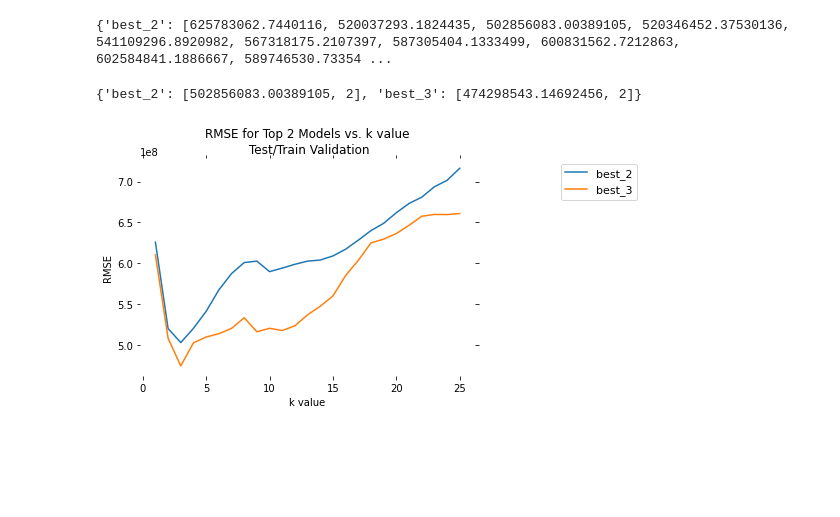
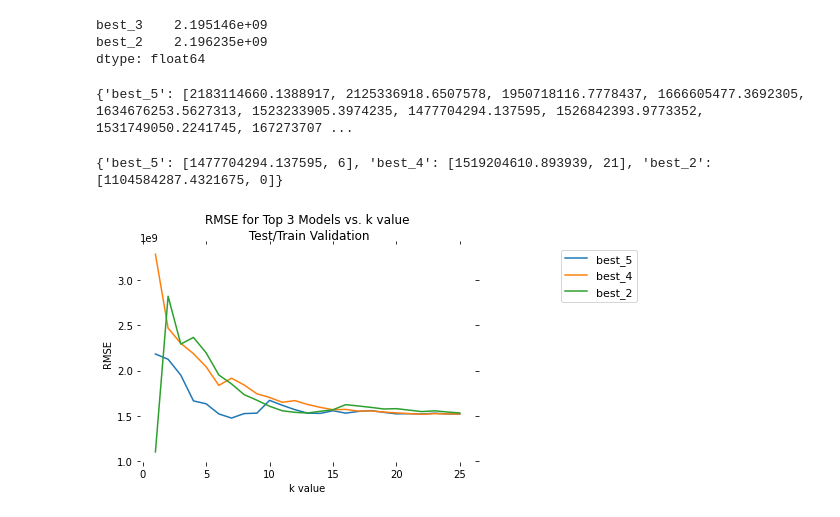
Before and after one commit to ghuioio/KHDL_IT4930, a Jupyter notebook: model/predict_car_prices_use_knn.ipynb, the cells around one changed output. Saved outputs shown, nothing was run; the diff lists cells and outputs as text; code cells hidden in the pictures; blank space fills up the shorter version.

```diff
--- a/model/predict_car_prices_use_knn.ipynb
+++ b/model/predict_car_prices_use_knn.ipynb
@@ -56,0 +118,12 @@ data = pd.get_dummies(cars, columns=['tinh_trang', 'hang', 'dong_xe', 'xuat_xu',
+# %%
+hang_enc = LabelEncoder()
+hang_enc.fit(data['hang'])
+data['hang'] = hang_enc.transform(data['hang'])
+# %%
+to_numeric_cols = [ 'nam_sx', 'so_cho_ngoi']
+data[to_numeric_cols] = data[to_numeric_cols].astype(int)
+
+to_numeric_cols = ['km_da_di', 'gia']
+data[to_numeric_cols] = data[to_numeric_cols].astype(float)
+
+data.dtypes
@@ -143,12 +221,12 @@ def knn_train_test_uni(feature, target_column, df, k):
 
     return rmse
 # %%
-k_values = [5, 7]
+k_values = [1, 3, 5, 7, 9]
 rmse_uni = {}
 current_rmse = []
 target_column = 'gia'
 
-continuous_numeric = ['km_da_di', 'so_cho_ngoi', 'nam_sx', 'gia']
+continuous_numeric = ['km_da_di', 'so_cho_ngoi', 'nam_sx', 'dong_xe', 'hang', 'gia']
 
 for feature in continuous_numeric[0:-1]:
     for k in k_values:
@@ -281,9 +418,61 @@ top_6_feature = [i for i in list_feature_no_price if 'dong_xe' in i or 'hang' in
+# %%
+features = {
+        'best_2': ['km_da_di', 'so_cho_ngoi', 'nam_sx', 'dong_xe', 'hang'],
+        'best_3': ['km_da_di', 'so_cho_ngoi', 'nam_sx', 'dong_xe', 'hang',
+       'kieu_dang_Bán tải / Pickup', 'kieu_dang_Convertible/Cabriolet',
+       'kieu_dang_Coupe', 'kieu_dang_Hatchback', 'kieu_dang_Kiểu dáng khác',
+       'kieu_dang_Mui trần', 'kieu_dang_SUV / Cross over', 'kieu_dang_Sedan',
+       'kieu_dang_Truck', 'kieu_dang_Van/Minivan', 'kieu_dang_Wagon'],
+      #   'best_4': ['km_da_di', 'so_cho_ngoi', 'nam_sx', 'hang',
+      #  'kieu_dang_Bán tải / Pickup', 'kieu_dang_Convertible/Cabriolet',
+      #  'kieu_dang_Coupe', 'kieu_dang_Hatchback', 'kieu_dang_Kiểu dáng khác',
+      #  'kieu_dang_Mui trần', 'kieu_dang_SUV / Cross over', 'kieu_dang_Sedan',
+      #  'kieu_dang_Truck', 'kieu_dang_Van/Minivan', 'kieu_dang_Wagon',
+      #  'hop_so_Bán tự động', 'hop_so_Số sàn', 'hop_so_Số tay',
+      #  'hop_so_Tự động', 'nhien_lieu_Dầu', 'nhien_lieu_Hybrid',
+      #  'nhien_lieu_Xăng', 'nhien_lieu_Điện', 'tinh_trang_Mới',
+      #  'tinh_trang_Đã sử dụng'], # bỏ xuất xử, bỏ dòng xe
+      #   'best_5': ['km_da_di', 'so_cho_ngoi', 'nam_sx', 'hang',
+      #  'hop_so_Bán tự động', 'hop_so_Số sàn', 'hop_so_Số tay',
+      #  'hop_so_Tự động', 'nhien_lieu_Dầu', 'nhien_lieu_Hybrid',
+      #  'nhien_lieu_Xăng', 'nhien_lieu_Điện', 'tinh_trang_Mới',
+      #  'tinh_trang_Đã sử dụng'], # bỏ kiểu dáng,  bỏ xuất xử, bỏ dòng xe
+      #   'best_6': ['xuat_xu_Lắp ráp trong nước',
+      #  'xuat_xu_Nhập khẩu']
+    }
+
+
+rmse_multi = {}
+target_column = 'gia'
+k = 5
+
+for key, value in features.items():
+    rmse_multi[key] = knn_train_test(value, target_column, normal_data, k)
+
+pd.Series(rmse_multi).sort_values()
+# %% [output]
+best_3    2.195146e+09
+best_2    2.196235e+09
+dtype: float64
 # %%
 # chọn 3 model tốt nhất  ở bên trên để hyperparameter turning k
 
 top_models = {
-  'best_2': list_feature_no_price, # tat ca du lieu,
-  'best_3': top_6_feature
+    'best_5': ['km_da_di', 'so_cho_ngoi', 'nam_sx', 'hang',
+       'hop_so_Bán tự động', 'hop_so_Số sàn', 'hop_so_Số tay',
+       'hop_so_Tự động', 'nhien_lieu_Dầu', 'nhien_lieu_Hybrid',
+       'nhien_lieu_Xăng', 'nhien_lieu_Điện', 'tinh_trang_Mới',
+       'tinh_trang_Đã sử dụng'],
+    'best_4': ['km_da_di', 'so_cho_ngoi', 'nam_sx', 'hang',
+       'kieu_dang_Bán tải / Pickup', 'kieu_dang_Convertible/Cabriolet',
+       'kieu_dang_Coupe', 'kieu_dang_Hatchback', 'kieu_dang_Kiểu dáng khác',
+       'kieu_dang_Mui trần', 'kieu_dang_SUV / Cross over', 'kieu_dang_Sedan',
+       'kieu_dang_Truck', 'kieu_dang_Van/Minivan', 'kieu_dang_Wagon',
+       'hop_so_Bán tự động', 'hop_so_Số sàn', 'hop_so_Số tay',
+       'hop_so_Tự động', 'nhien_lieu_Dầu', 'nhien_lieu_Hybrid',
+       'nhien_lieu_Xăng', 'nhien_lieu_Điện', 'tinh_trang_Mới',
+       'tinh_trang_Đã sử dụng'],
+    'best_2': ['km_da_di', 'so_cho_ngoi', 'nam_sx', 'dong_xe', 'hang'],
 }
 
 k_values = list(range(1, 26))
@@ -299,33 +488,33 @@ for key, value in top_models.items():
 
 print(rmse_multi_k)
 # %% [output]
-{'best_2': [625783062.7440116, 520037293.1824435, 502856083.00389105, 520346452.37530136, 541109296.8920982, 567318175.2107397, 587305404.1333499, 600831562.7212863, 602584841.1886667, 589746530.73354 ...
+{'best_5': [2183114660.1388917, 2125336918.6507578, 1950718116.7778437, 1666605477.3692305, 1634676253.5627313, 1523233905.3974235, 1477704294.137595, 1526842393.9773352, 1531749050.2241745, 167273707 ...
 # %%
 # Returns a dict with the min value of every key's list and its index the list
 def min_key_value(dictionary):
     min_values = {}
     for k, v in dictionary.items():
         min_values[k] = [min(v), v.index(min(v))]
 
     return min_values
 
 best_k = min_key_value(rmse_multi_k)
 print(best_k)
 
 # Plot results
 fig, ax = plt.subplots(1)
 
 for key, values in rmse_multi_k.items():
     ax.plot(k_values, values, label=key)
     ax.set_xlabel('k value')
     ax.set_ylabel('RMSE')
-    ax.set_title('RMSE for Top 2 Models vs. k value\n Test/Train Validation')
+    ax.set_title('RMSE for Top 3 Models vs. k value\n Test/Train Validation')
     ax.tick_params(top="off", left="off", right="off", bottom='off')
     ax.legend(bbox_to_anchor=(1.5, 1), prop={'size': 11})
     ax.spines['top'].set_visible(False)
     ax.spines['right'].set_visible(False)
     ax.spines['left'].set_visible(False)
     ax.spines['bottom'].set_visible(False)
 # %% [output]
-{'best_2': [502856083.00389105, 2], 'best_3': [474298543.14692456, 2]}
+{'best_5': [1477704294.137595, 6], 'best_4': [1519204610.893939, 21], 'best_2': [1104584287.4321675, 0]}
-[figure, old version]
+[figure, new version]
```
Also changed, not shown: parts of 36 cells of this notebook, 4 other files.
